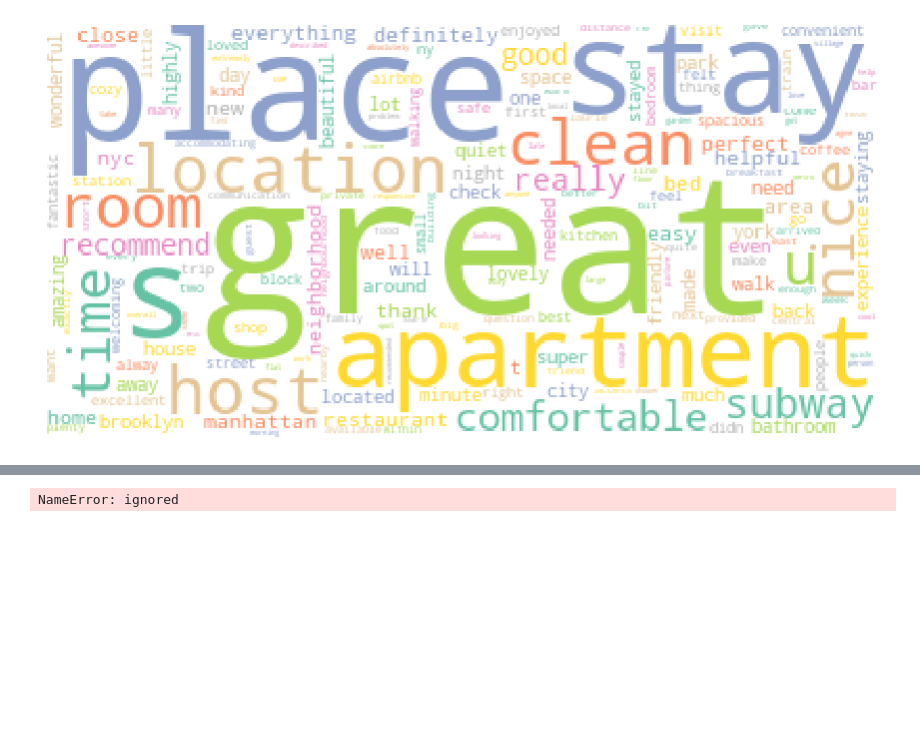
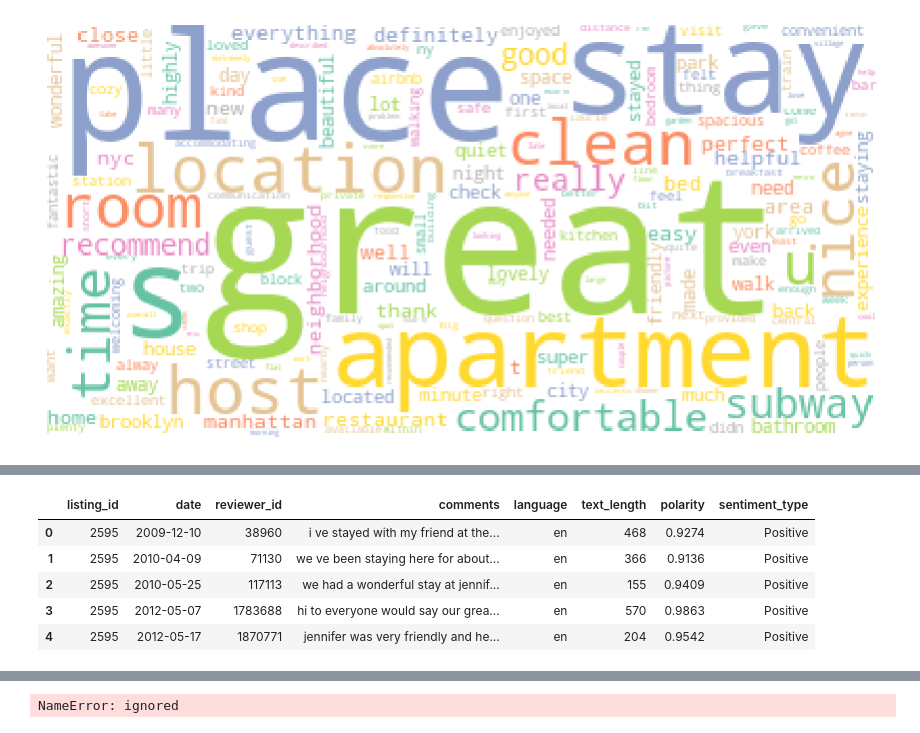
Before and after one commit to kamalova/Airbnb-Recommendation-Engine-NLP, a Jupyter notebook: Sentiment_Analysis.ipynb, the cells around one changed output, grey strips where cells are left out. Drawn from its saved outputs; the diff is of its cells as text; code cells hidden in the pictures; blank space fills up the shorter version.

```diff
--- a/Sentiment_Analysis.ipynb
+++ b/Sentiment_Analysis.ipynb
@@ -516,17 +506,0 @@ def ngram_convertor(df,n=3):
-# %%
-# Remove Stopwords
-#df_reviews['comments'] = df_reviews.str.replace("[^\w\s]", "")
-df_reviews['comments'] = df_reviews['comments'].apply(lambda words: [word for word in words if word not in stop])
-# %%
-from nltk.stem.wordnet import WordNetLemmatizer
-
-tokenizer = nltk.tokenize.WhitespaceTokenizer()
-lemmatizer = WordNetLemmatizer()
-def lemmatize_text(text):
-   return [lemmatizer.lemmatize(w) for w in tokenizer.tokenize(text)]
-
-df_reviews['comments'] = df_reviews.comments.apply(lemmatize_text)
-
-#df_reviews = dataset.assign(col_lemma = dataset.col.apply(lambda x: lemmatize(x))
-# %%
-df_reviews['comments'] = df_reviews['comments'].apply(str)
@@ -536,0 +521,9 @@ stop = set(stopwords.words('english'))
+# %%
+df_reviews.head()
+# %% [output]
+|  | listing_id | date | reviewer_id | comments | language | text_length | polarity | sentiment_type |
+| 0 | 2595 | 2009-12-10 | 38960 | i ve stayed with my friend at the... | en | 468 | 0.9274 | Positive |
+| 1 | 2595 | 2010-04-09 | 71130 | we ve been staying here for about... | en | 366 | 0.9136 | Positive |
+| 2 | 2595 | 2010-05-25 | 117113 | we had a wonderful stay at jennif... | en | 155 | 0.9409 | Positive |
+| 3 | 2595 | 2012-05-07 | 1783688 | hi to everyone would say our grea... | en | 570 | 0.9863 | Positive |
+| 4 | 2595 | 2012-05-17 | 1870771 | jennifer was very friendly and he... | en | 204 | 0.9542 | Positive |
```
Also changed, not shown: parts of 14 cells of this notebook.
